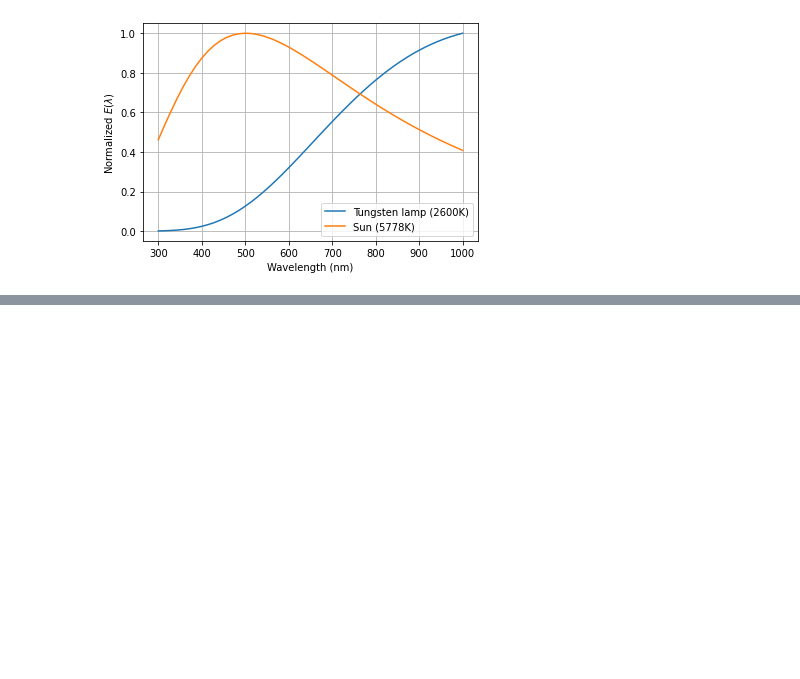
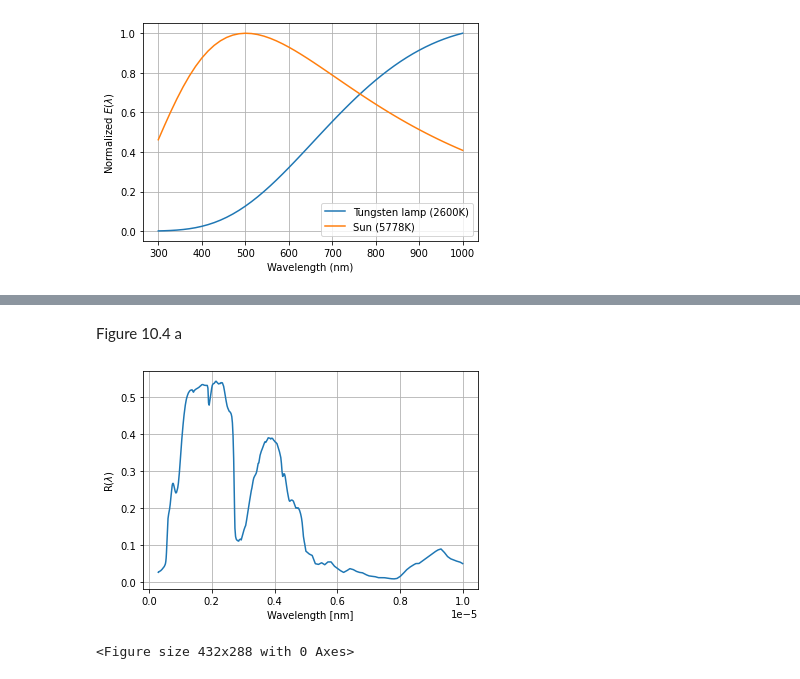
Before and after one commit to petercorke/machinevision-toolbox-python, a Jupyter notebook: machinevisiontoolbox/chap10.ipynb, the cells around one changed output, grey strips where cells are left out. Drawn from its saved outputs; the diff is of its cells as text; code cells hidden in the pictures; blank space fills up the shorter version.

```diff
--- a/machinevisiontoolbox/chap10.ipynb
+++ b/machinevisiontoolbox/chap10.ipynb
@@ -95,0 +102,17 @@ Text(0, 0.5, 'T($\\lambda$)')
+# %% [markdown]
+Figure 10.4 a
+# %%
+lam = np.arange(100, 10000, step=10) * nm
+e = color.loadspectrum(lam, (Path('data') / 'redbrick').as_posix())
+
+# TODO add vertical lines
+
+plt.plot(lam, e.s)
+plt.xlabel('Wavelength [nm]')
+plt.ylabel('R($\lambda$)')
+plt.grid()
+plt.show()
+plt.savefig('fig10_4a.eps')
+# %% [output]
+[figure, added]
+<Figure size 432x288 with 0 Axes>
```
Also changed, not shown: parts of 8 cells of this notebook, 2 other files.
